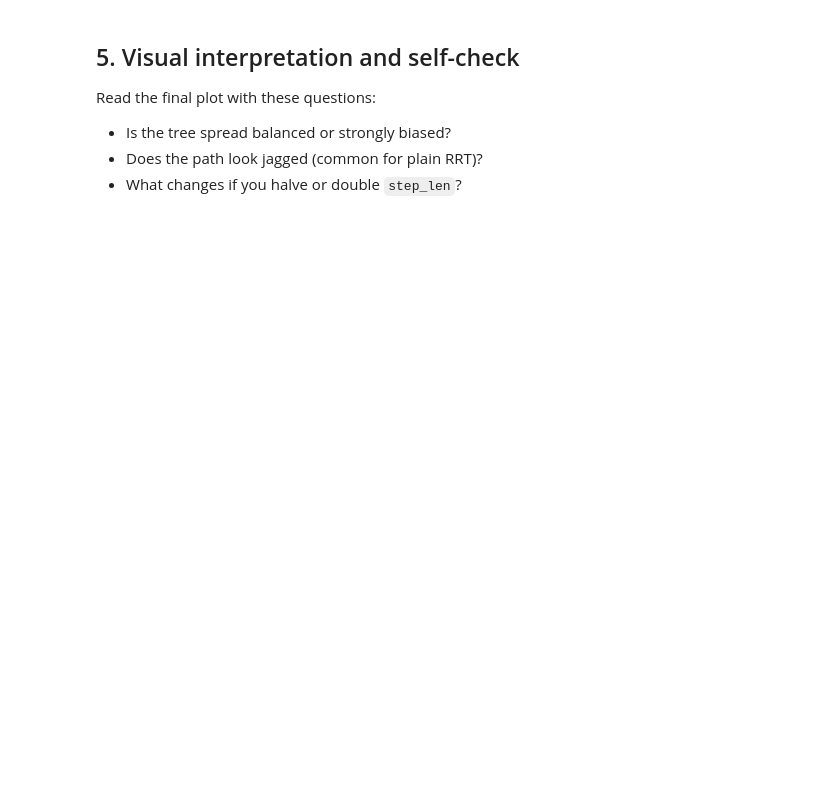
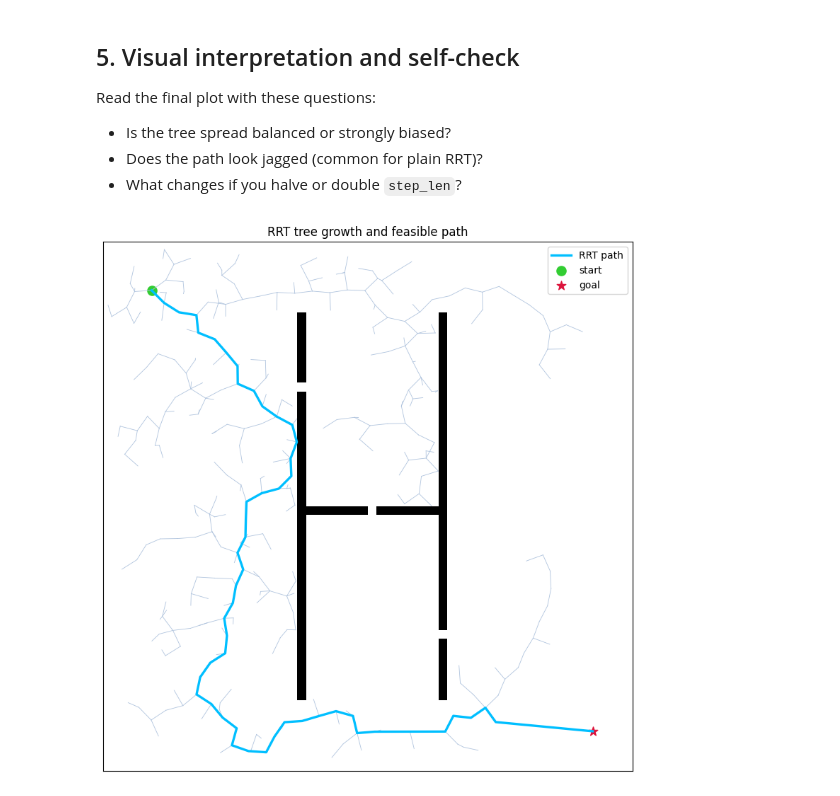
Before and after one commit to amirkhosrovosughi/robotic_review, a Jupyter notebook: notebooks/path-planning/graph_based/rrt_demo.ipynb, the cells around one changed output. Cells and saved outputs as stored; diff of their text form; code cells hidden in the pictures; blank space fills up the shorter version.

```diff
--- a/notebooks/path-planning/graph_based/rrt_demo.ipynb
+++ b/notebooks/path-planning/graph_based/rrt_demo.ipynb
@@ -118,12 +122,12 @@ print('Nodes in tree:', len(nodes), 'Found path:', goal_idx is not None)
 
 If `goal_idx` is connected, we backtrack using the parent pointers to recover the route.
 # %%
-path = []\n
-if goal_idx is not None:\n
-    cur = goal_idx\n
-    while cur is not None:\n
-        path.append(nodes[cur])\n
-        cur = parent[cur]\n
-    path.reverse()\n
-\n
+path = []
+if goal_idx is not None:
+    cur = goal_idx
+    while cur is not None:
+        path.append(nodes[cur])
+        cur = parent[cur]
+    path.reverse()
+
 print('Path points:', len(path))
@@ -135,26 +141,28 @@ Read the final plot with these questions:
 - Does the path look jagged (common for plain RRT)?
 - What changes if you halve or double `step_len`?
 # %%
-fig, ax = plt.subplots(figsize=(8, 8))\n
-ax.imshow(grid, cmap='Greys', origin='upper')\n
-\n
-for i in range(1, len(nodes)):\n
-    pi = parent[i]\n
-    if pi is None:\n
-        continue\n
-    a, b = nodes[pi], nodes[i]\n
-    ax.plot([a[1], b[1]], [a[0], b[0]], color='lightsteelblue', linewidth=0.6)\n
-\n
-if path:\n
-    xs = [p[1] for p in path]\n
-    ys = [p[0] for p in path]\n
-    ax.plot(xs, ys, color='deepskyblue', linewidth=2.4, label='RRT path')\n
-\n
-ax.scatter(start[1], start[0], c='limegreen', s=90, marker='o', label='start')\n
-ax.scatter(goal[1], goal[0], c='crimson', s=90, marker='*', label='goal')\n
-ax.set_title('RRT tree growth and feasible path')\n
-ax.set_xticks([])\n
-ax.set_yticks([])\n
-ax.legend(loc='upper right')\n
-plt.tight_layout()\n
+fig, ax = plt.subplots(figsize=(8, 8))
+ax.imshow(grid, cmap='Greys', origin='upper')
+
+for i in range(1, len(nodes)):
+    pi = parent[i]
+    if pi is None:
+        continue
+    a, b = nodes[pi], nodes[i]
+    ax.plot([a[1], b[1]], [a[0], b[0]], color='lightsteelblue', linewidth=0.6)
+
+if path:
+    xs = [p[1] for p in path]
+    ys = [p[0] for p in path]
+    ax.plot(xs, ys, color='deepskyblue', linewidth=2.4, label='RRT path')
+
+ax.scatter(start[1], start[0], c='limegreen', s=90, marker='o', label='start')
+ax.scatter(goal[1], goal[0], c='crimson', s=90, marker='*', label='goal')
+ax.set_title('RRT tree growth and feasible path')
+ax.set_xticks([])
+ax.set_yticks([])
+ax.legend(loc='upper right')
+plt.tight_layout()
 plt.show()
+# %% [output]
+[figure, added]
```
Also changed, not shown: parts of 6 cells of this notebook, 44 other files.
